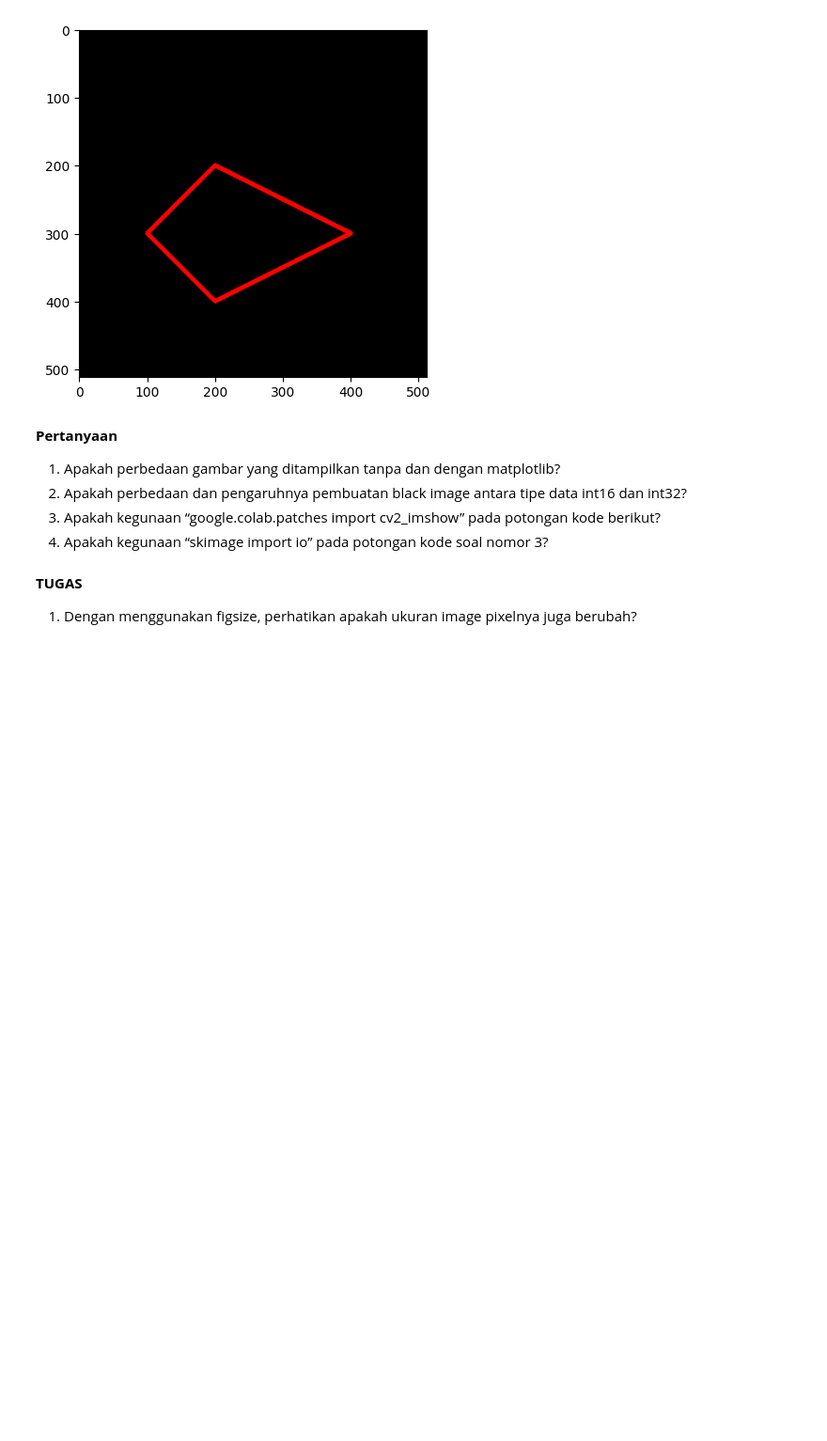
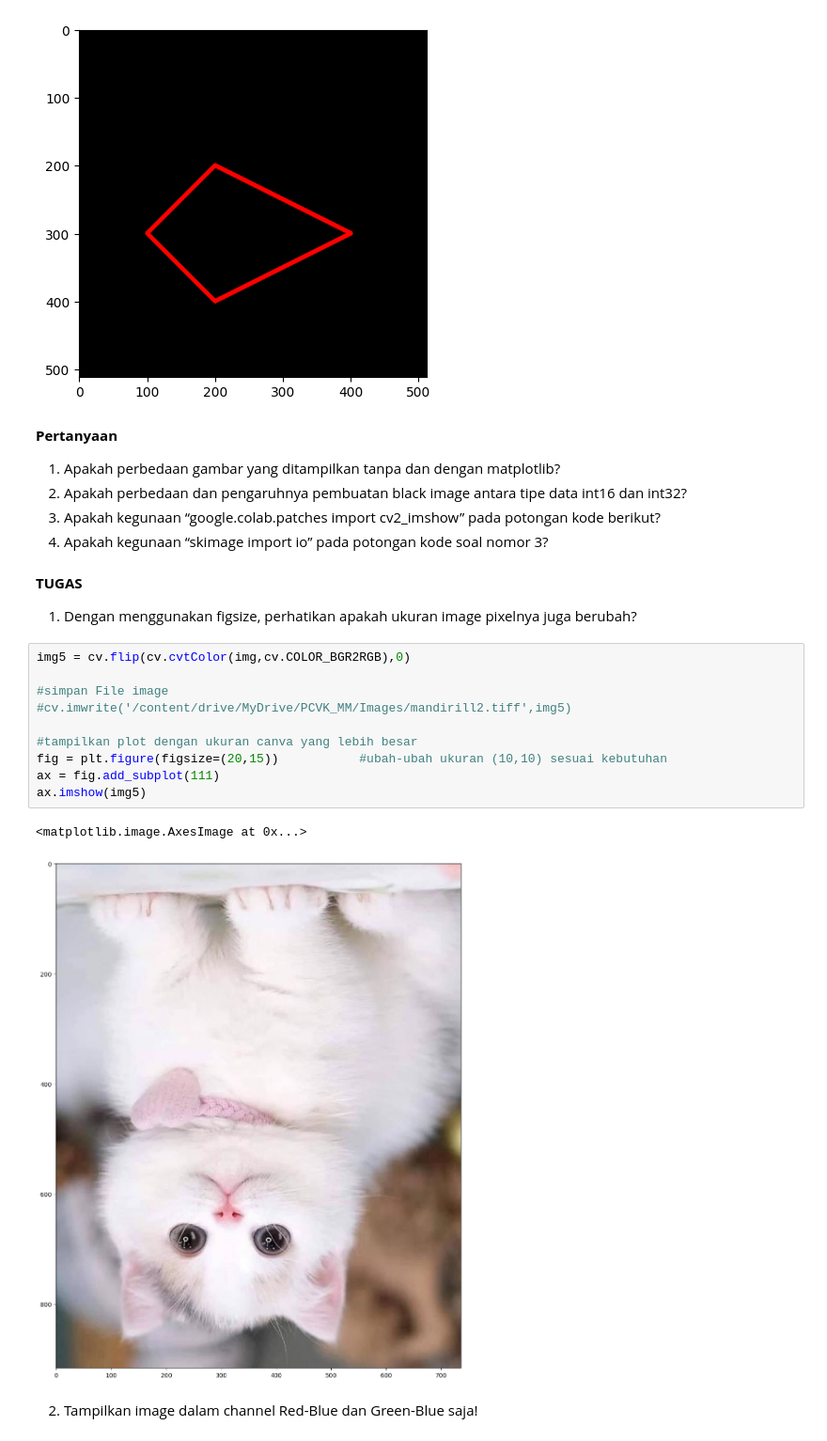
Before and after one commit to YayunEldina/PCVK_Ganjil_2024, a Jupyter notebook: Week2.ipynb, the cells around one changed output. Shown at 94% size. Drawn from its saved outputs; the diff is of its cells as text; blank space fills up the shorter version.

```diff
--- a/Week2.ipynb
+++ b/Week2.ipynb
@@ -141,3 +141,18 @@ berikut?
 **TUGAS**
 1. Dengan menggunakan figsize, perhatikan apakah ukuran image pixelnya juga
 berubah?
+# %%
+img5 = cv.flip(cv.cvtColor(img,cv.COLOR_BGR2RGB),0)
+
+#simpan File image
+#cv.imwrite('/content/drive/MyDrive/PCVK_MM/Images/mandirill2.tiff',img5)
+
+#tampilkan plot dengan ukuran canva yang lebih besar
+fig = plt.figure(figsize=(20,15))           #ubah-ubah ukuran (10,10) sesuai kebutuhan
+ax = fig.add_subplot(111)
+ax.imshow(img5)
+# %% [output]
+<matplotlib.image.AxesImage at 0x...>
+[figure, added]
+# %% [markdown]
+2. Tampilkan image dalam channel Red-Blue dan Green-Blue saja!
```
